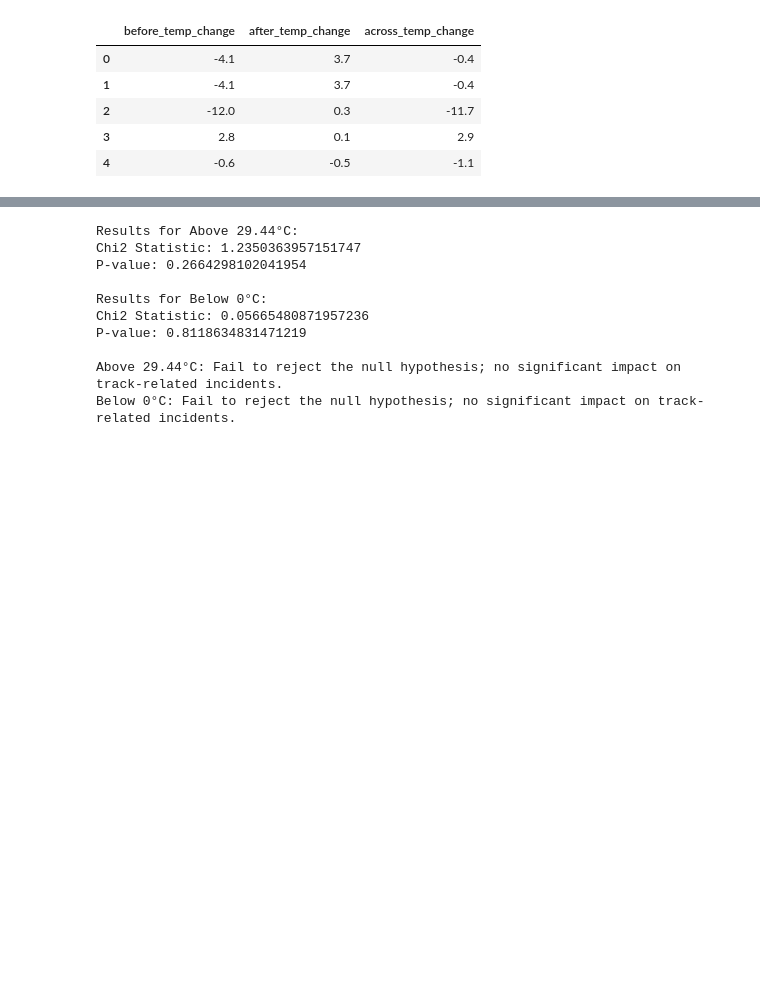
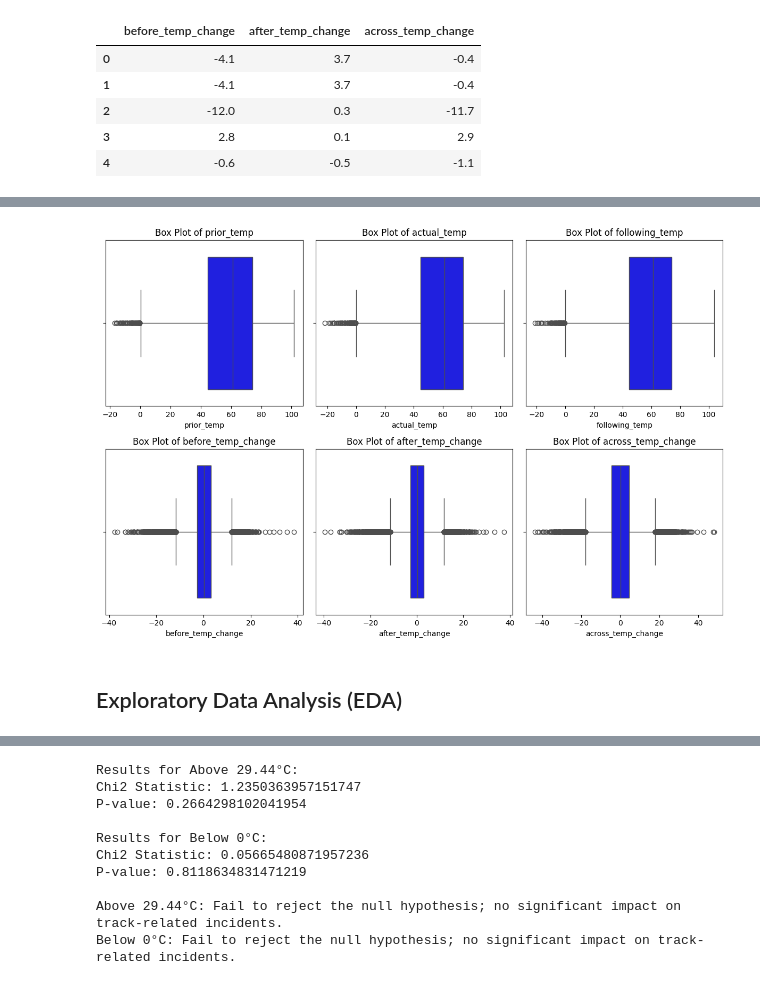
Before and after one commit to NRSchaaf/Railroad_Accidents, a Jupyter notebook: weathering_the_rails_analysis.ipynb, the cells around one changed output, grey strips where cells are left out. Cells and saved outputs as stored; diff of their text form; code cells hidden in the pictures; blank space fills up the shorter version.

Commit message:
Updates to analysis

```diff
--- a/weathering_the_rails_analysis.ipynb
+++ b/weathering_the_rails_analysis.ipynb
@@ -38,0 +36,3 @@ accident_data = pd.read_csv(file_path)
+# %%
+file_path = "https://raw.githubusercontent.com/NRSchaaf/Railroad_Accidents/refs/heads/main/railroad_incidents_temp_data_10yrs.csv"
+accident_data = pd.read_csv(file_path)
@@ -391,0 +242,20 @@ plt.show()
+# %%
+# Create a list of the columns to plot
+columns_to_plot = ['prior_temp', 'actual_temp', 'following_temp', 'before_temp_change', 'after_temp_change', 'across_temp_change']
+
+# Set up the matplotlib figure
+plt.figure(figsize=(12, 8))
+
+# Create boxplots for each column
+for i, column in enumerate(columns_to_plot, 1):
+    plt.subplot(2, 3, i)  # Create a 2x3 grid of subplots
+    sns.boxplot(x=accident_data_temps[column], color='blue')  # Customize color as needed
+    plt.title(f'Box Plot of {column}')
+
+# Adjust layout for better spacing
+plt.tight_layout()
+plt.show()
+# %% [output]
+[figure, added]
+# %% [markdown]
+## Exploratory Data Analysis (EDA)
```
Also changed, not shown: parts of 19 cells of this notebook, 1 other file.
